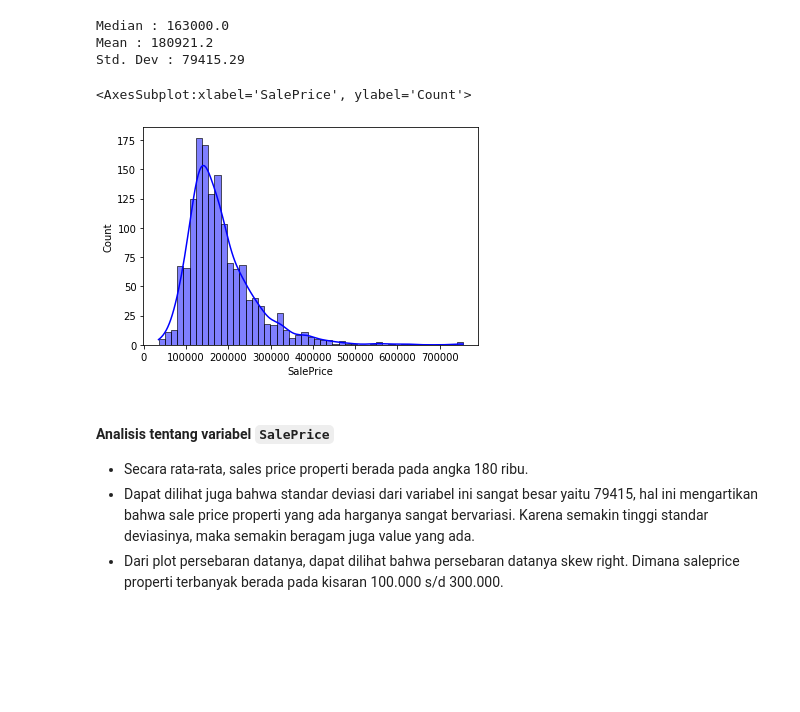
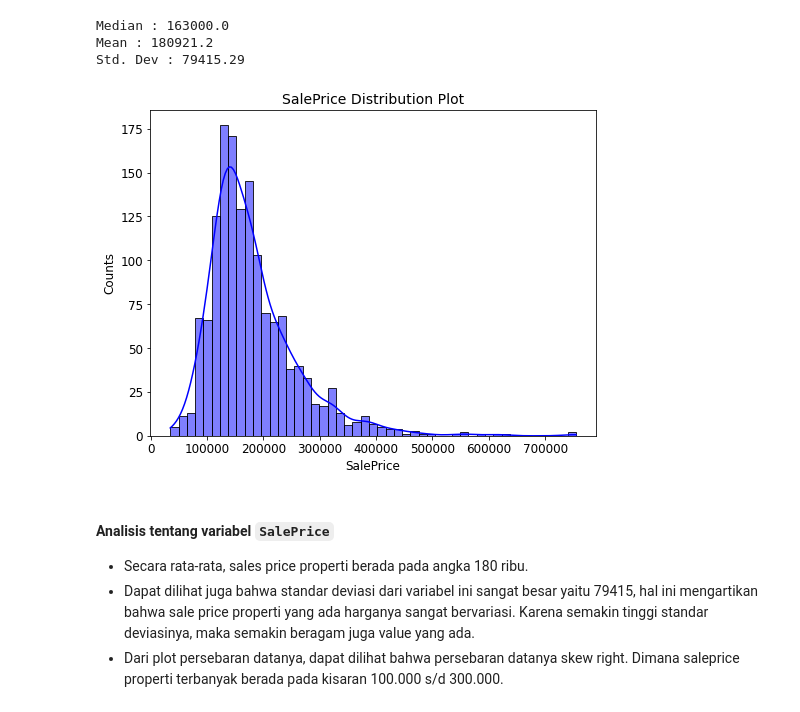
Before and after one commit to TheOX7/Final-Proyek-Data-Science-Kelas.com, a Jupyter notebook: Case Study 02/Project_Based_Learning_Case_02.ipynb, the cells around one changed output. Cells and saved outputs as stored; diff of their text form; code cells hidden in the pictures; blank space fills up the shorter version.

```diff
--- a/Case Study 02/Project_Based_Learning_Case_02.ipynb
+++ b/Case Study 02/Project_Based_Learning_Case_02.ipynb
@@ -197,6 +169,18 @@ plt.show()
 ##### <b>ExterQual</b> : Kualitas material eksterior terbanyak yaitu dengan kualitas TA (Average) pada angka 906 dan Gd (Good) dengan angka 488. Sedangkan untuk kualitas yang Ex (Excellent) sebanyak 52 dan kualitas Fa (Fair) sebanyak 14. Jadi dapat dilihat bahwa kualitas eksterior kebanyakan dengan kualitas TA atau Average.
 # %% [markdown]
 ## Variabel Numerikal
+# %%
+def var_numerical_dist_plot(columns) :
+    plt.figure(figsize=(8, 6))
+    plt.xlabel(columns, fontsize=12)
+    plt.xticks(fontsize=12)
+
+    plt.ylabel('Counts', fontsize=12)
+    plt.yticks(fontsize=12)
+
+    plt.title(f'{columns} Distribution Plot', fontsize=14)
+
+    sns.histplot(numerical_house[columns], kde=True, color='blue')
 # %% [markdown]
 ### SalePrice
 
@@ -212,11 +196,10 @@ print(f"Std. Dev : {round(np.std(numerical_house['SalePrice']), 2)}")
 Median : 163000.0
 Mean : 180921.2
 Std. Dev : 79415.29
-# %%
-sns.histplot(numerical_house['SalePrice'], kde=True, color='blue')
-# %% [output]
-<AxesSubplot:xlabel='SalePrice', ylabel='Count'>
-[figure, removed]
+# %%
+var_numerical_dist_plot('SalePrice')
+# %% [output]
+[figure, added]
 # %% [markdown]
 #### **Analisis tentang variabel `SalePrice`**
 
```
Also changed, not shown: parts of 23 cells of this notebook, 4 other files.
